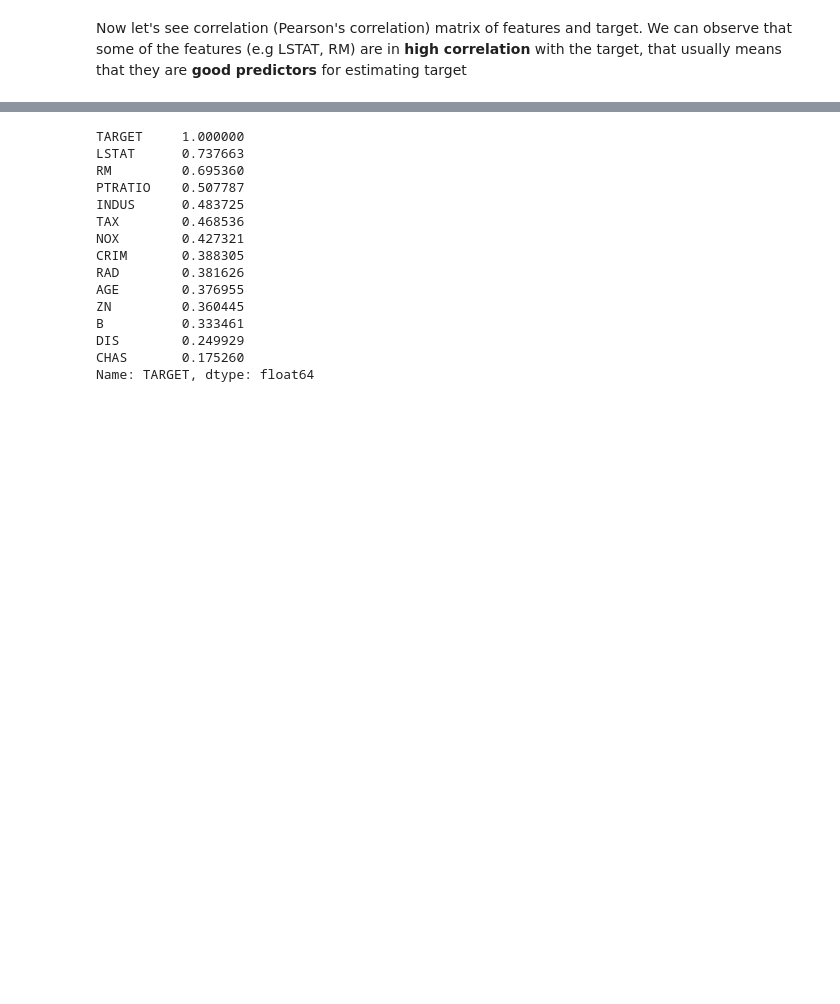
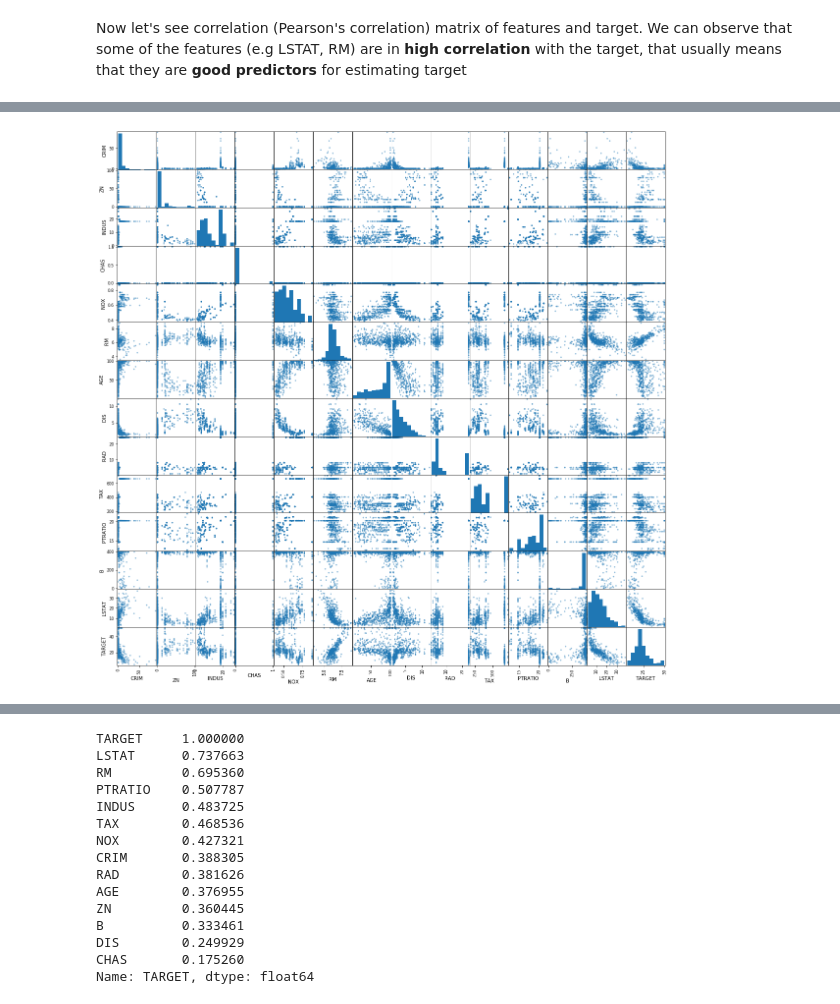
Before and after one commit to amareyah/MaxinAI_Education, a Jupyter notebook: ml_intro/trees_and_ensembles.ipynb, the cells around one changed output, grey strips where cells are left out. Drawn from its saved outputs; the diff is of its cells as text; code cells hidden in the pictures; blank space fills up the shorter version.

```diff
--- a/ml_intro/trees_and_ensembles.ipynb
+++ b/ml_intro/trees_and_ensembles.ipynb
@@ -130,0 +187,4 @@ sns.clustermap(corr, figsize=(15, 15), cmap='mako', method='centroid')
+# %%
+ax = pd.plotting.scatter_matrix(df, figsize=(20,20))
+# %% [output]
+[figure, added]
```
Also changed, not shown: parts of 31 cells of this notebook, 1 other file.
